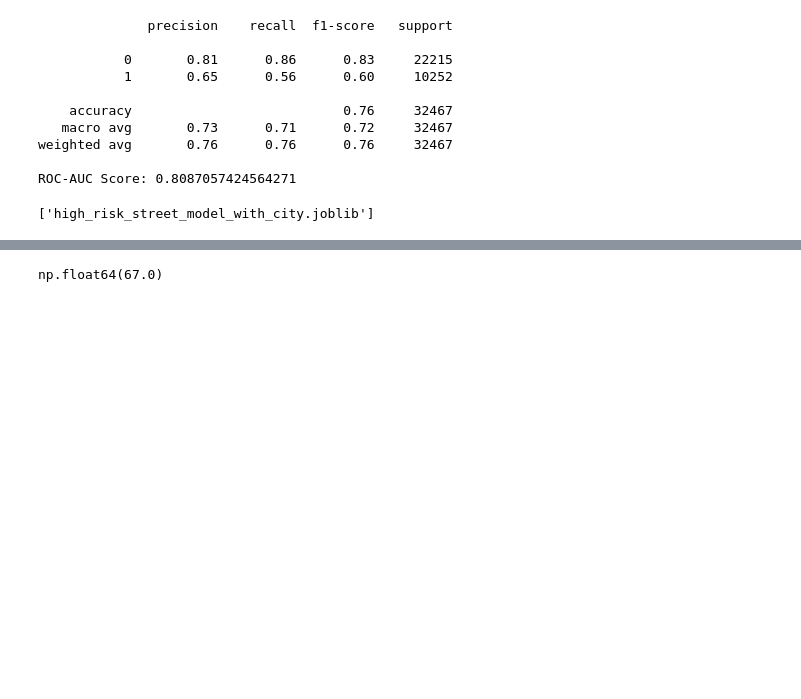
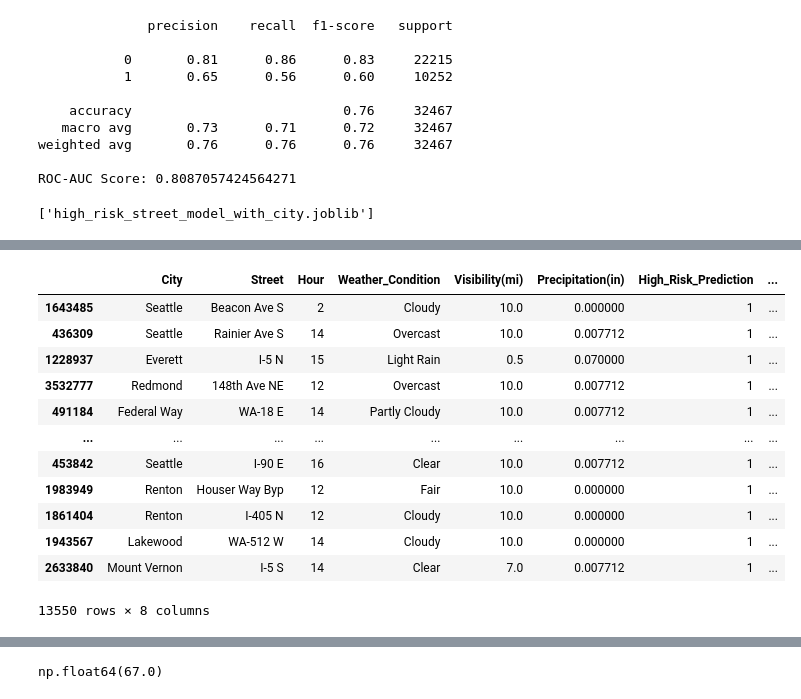
Before and after one commit to baisakhi771/Car-Accident-High-Risk-Washington-Street-Recommendations, a Jupyter notebook: Analysis_and_Model.ipynb, the cells around one changed output, grey strips where cells are left out. Cells and saved outputs as stored; diff of their text form; code cells hidden in the pictures; blank space fills up the shorter version.

```diff
--- a/Analysis_and_Model.ipynb
+++ b/Analysis_and_Model.ipynb
@@ -507,4 +619,22 @@ with open('road_risk_model.pkl', 'wb') as f:
 # Add predictions and probabilities to the test set for analysis
 X_test['High_Risk_Prediction'] = y_pred
 X_test['High_Risk_Probability'] = y_pred_proba
+# %%
+# Filter the test data to get only high-risk predictions
+high_risk_data = X_test[X_test['High_Risk_Prediction'] == 1]
+high_risk_data
+# %% [output]
+|  | City | Street | Hour | Weather_Condition | Visibility(mi) | Precipitation(in) | High_Risk_Prediction | ... |
+| 1643485 | Seattle | Beacon Ave S | 2 | Cloudy | 10.0 | 0.000000 | 1 | ... |
+| 436309 | Seattle | Rainier Ave S | 14 | Overcast | 10.0 | 0.007712 | 1 | ... |
+| 1228937 | Everett | I-5 N | 15 | Light Rain | 0.5 | 0.070000 | 1 | ... |
+| 3532777 | Redmond | 148th Ave NE | 12 | Overcast | 10.0 | 0.007712 | 1 | ... |
+| 491184 | Federal Way | WA-18 E | 14 | Partly Cloudy | 10.0 | 0.007712 | 1 | ... |
+| ... | ... | ... | ... | ... | ... | ... | ... | ... |
+| 453842 | Seattle | I-90 E | 16 | Clear | 10.0 | 0.007712 | 1 | ... |
+| 1983949 | Renton | Houser Way Byp | 12 | Fair | 10.0 | 0.000000 | 1 | ... |
+| 1861404 | Renton | I-405 N | 12 | Cloudy | 10.0 | 0.000000 | 1 | ... |
+| 1943567 | Lakewood | WA-512 W | 14 | Cloudy | 10.0 | 0.000000 | 1 | ... |
+| 2633840 | Mount Vernon | I-5 S | 14 | Clear | 7.0 | 0.007712 | 1 | ... |
+13550 rows × 8 columns
 # %%
```
Also changed, not shown: parts of 17 cells of this notebook, 4 other files.
